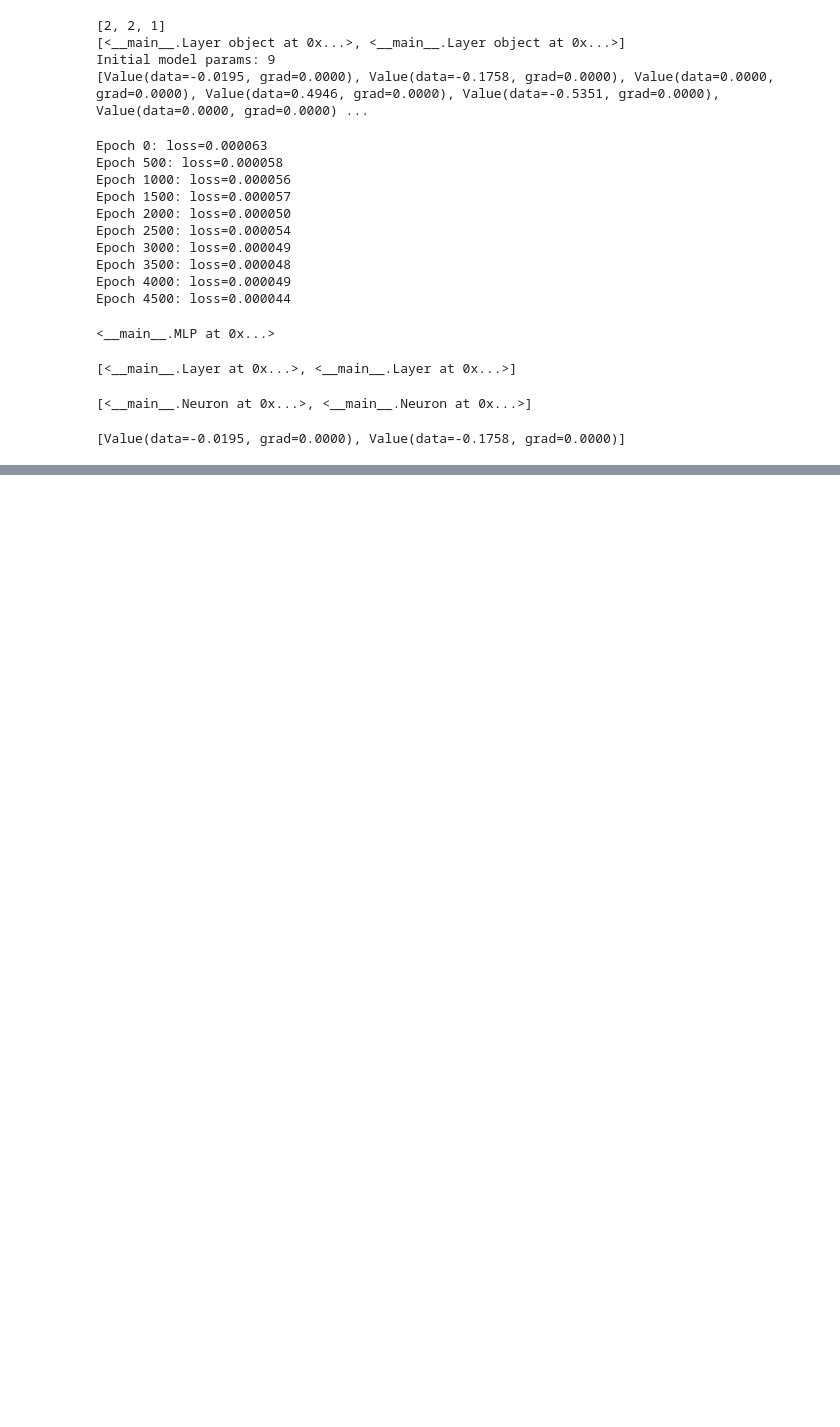
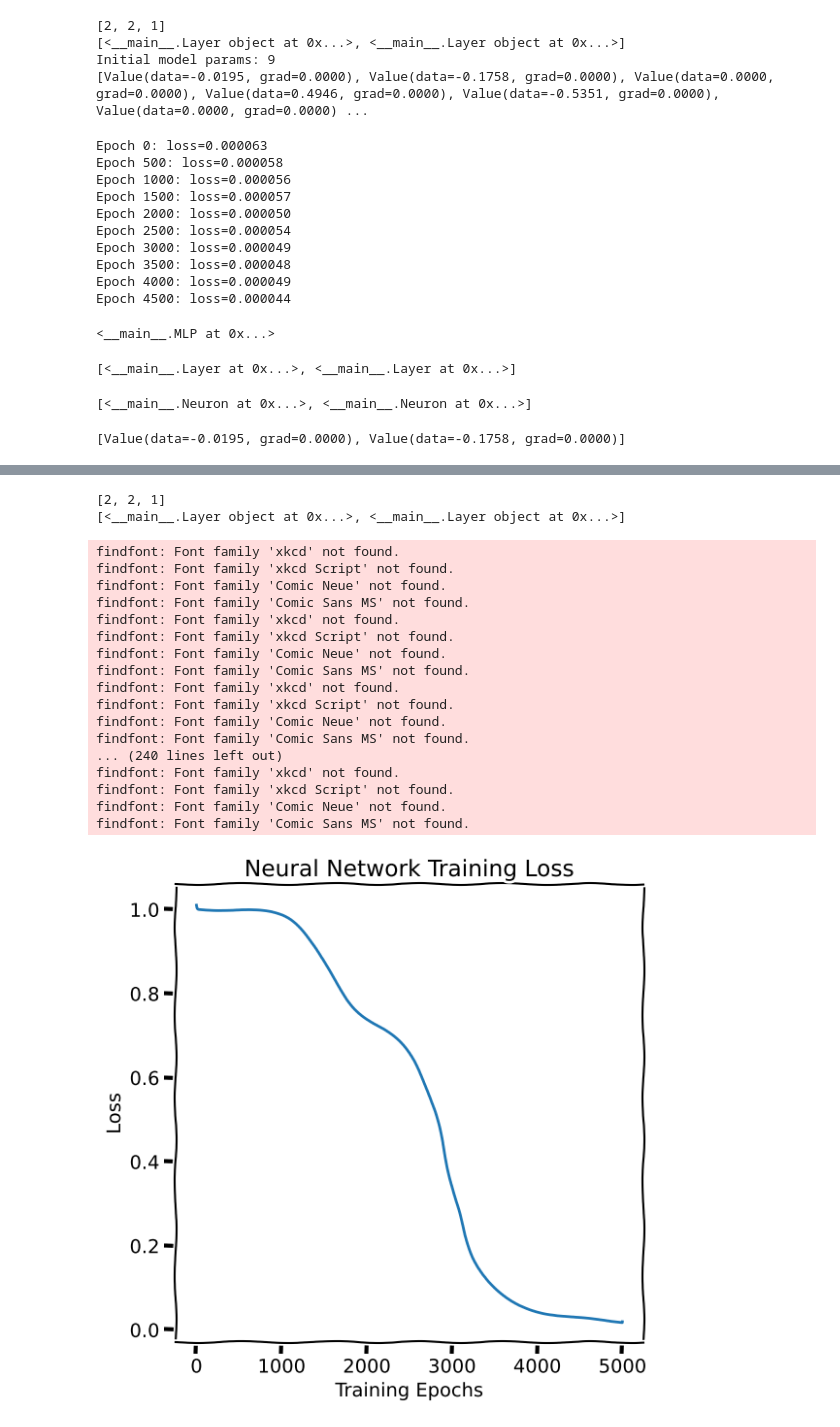
Before and after one commit to teknasd/scratch, a Jupyter notebook: basics.ipynb, the cells around one changed output, grey strips where cells are left out. Drawn from its saved outputs; the diff is of its cells as text; code cells hidden in the pictures; blank space fills up the shorter version.

```diff
--- a/basics.ipynb
+++ b/basics.ipynb
@@ -1891,0 +1981,69 @@ Input nodes aren't neurons because they:
+# %%
+# Visualize the loss with an XKCD-style plot
+import matplotlib.pyplot as plt
+import numpy as np
+
+# Let's run the model again and track the loss history
+loss_history = []
+model = MLP(2, [2, 1])  # Reset the model
+
+for epoch in range(5000):
+    # Forward pass
+    ypred = [model(xi) for xi, _ in data]
+    loss = sum((yout - yi) ** 2 for yout, (_, yi) in zip(ypred, data))
+
+    # Track the loss
+    loss_history.append(loss.data)
+
+    # Backward pass
+    for p in model.parameters():
+        p.grad = 0.0
+    loss.backward()
+
+    # Gradient descent
+    for p in model.parameters():
+        p.data -= 0.1 * p.grad
+# %% [output]
+[2, 2, 1]
+[<__main__.Layer object at 0x...>, <__main__.Layer object at 0x...>]
+# %%
+
+# Define a function to create XKCD-style loss plots
+def plot_loss_curve(loss_history, title='Neural Network Training Loss'):
+    with plt.xkcd():
+        fig = plt.figure(figsize=(6, 6))
+        ax = fig.add_subplot(111)
+
+        # Plot the loss curve
+        epochs = np.arange(len(loss_history))
+        ax.plot(epochs, loss_history)
+
+        # Add labels and title
+        ax.set_xlabel('Training Epochs')
+        ax.set_ylabel('Loss')
+        ax.set_title(title)
+
+        plt.tight_layout()
+        plt.show()
+
+# Call the function with our current loss history
+plot_loss_curve(loss_history)
+# %% [output]
+findfont: Font family 'xkcd' not found.
+findfont: Font family 'xkcd Script' not found.
+findfont: Font family 'Comic Neue' not found.
+findfont: Font family 'Comic Sans MS' not found.
+findfont: Font family 'xkcd' not found.
+findfont: Font family 'xkcd Script' not found.
+findfont: Font family 'Comic Neue' not found.
+findfont: Font family 'Comic Sans MS' not found.
+findfont: Font family 'xkcd' not found.
+findfont: Font family 'xkcd Script' not found.
+findfont: Font family 'Comic Neue' not found.
+findfont: Font family 'Comic Sans MS' not found.
+... (240 lines left out)
+findfont: Font family 'xkcd' not found.
+findfont: Font family 'xkcd Script' not found.
+findfont: Font family 'Comic Neue' not found.
+findfont: Font family 'Comic Sans MS' not found.
+[figure, added]
```
Also changed, not shown: parts of 17 cells of this notebook.
